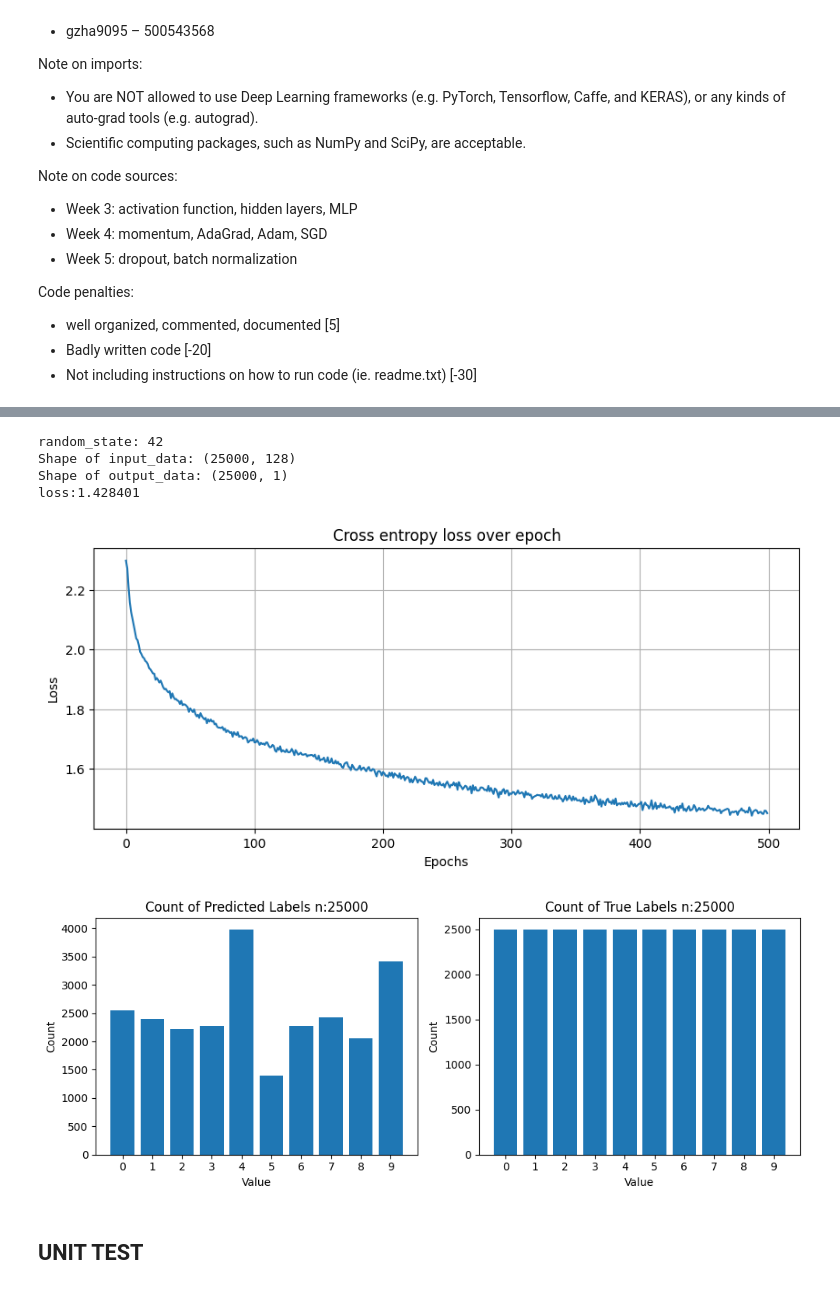
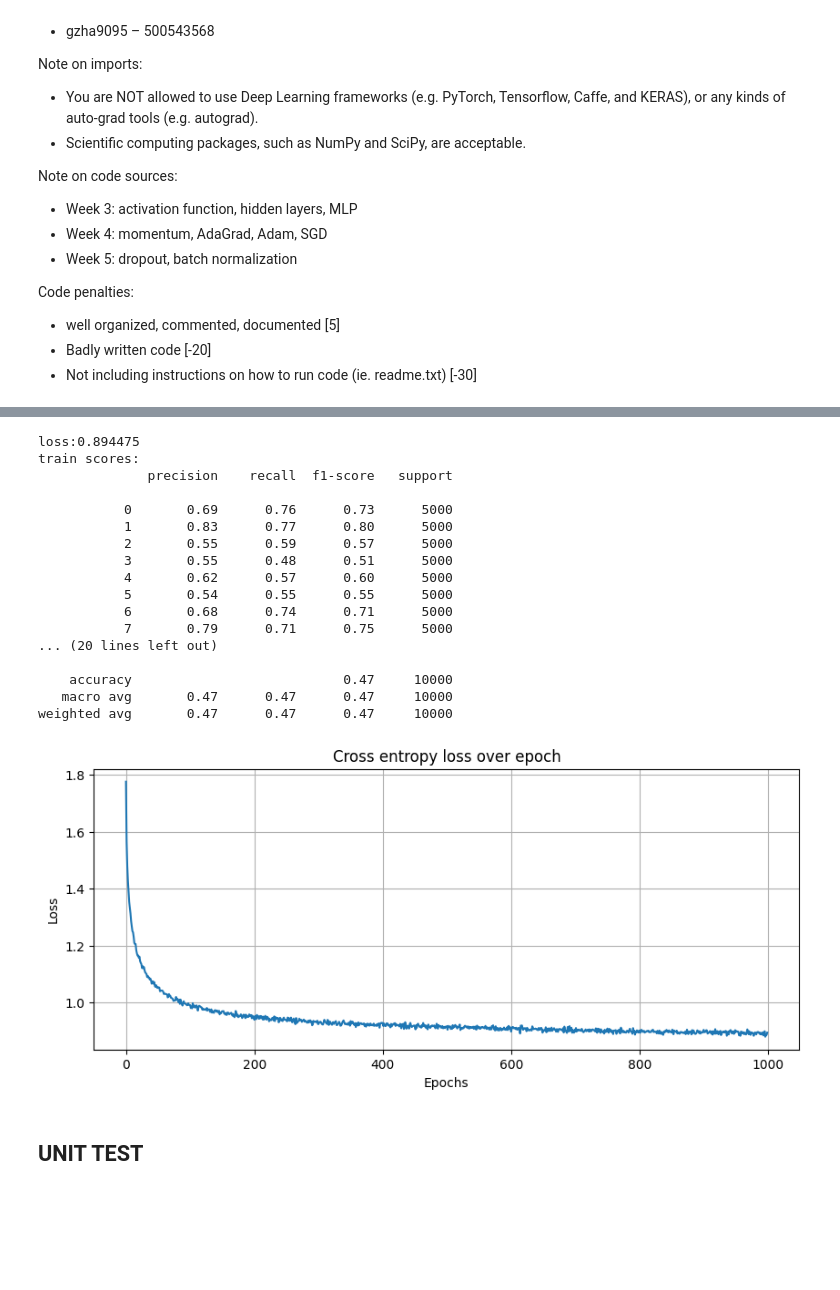
Before and after one commit to vyun8699/COMP4329-Deep-Learning-Assignment-1, a Jupyter notebook: assgmt_1_DL_vincent_relu_softmax_CE.ipynb, the cells around one changed output, grey strips where cells are left out. Drawn from its saved outputs; the diff is of its cells as text; code cells hidden in the pictures; blank space fills up the shorter version.

```diff
--- a/assgmt_1_DL_vincent_relu_softmax_CE.ipynb
+++ b/assgmt_1_DL_vincent_relu_softmax_CE.ipynb
@@ -333,64 +397,40 @@ class MLP:
 # %%
 # SINGLE PASS THROUGH EXAMPLE
-## I use a single pass through to check speeds as well
-
-# pick data proportion and random state
-data_proportion = .5
-random_state = 42
-input_data, output_data = create_smaller_dataset(adj_train_data, train_label, data_proportion, random_state = random_state)
 
 # fit model
 nn = MLP([128,64,64,10], [None,'relu','relu','softmax'])
 lr = 0.001
-epoch_count = 500
+epoch_count = 1000
 
 # calculate cross entropy
 cross_entropy = nn.fit(input_data, output_data, learning_rate = lr, epochs = epoch_count)
 print('loss:%f'%cross_entropy[-1])
 
 # predict output
 output = nn.predict(input_data)
+
+#show results
+plot_results(input_data, output_data, cross_entropy)
+print_scores(adj_train_data, adj_test_data, train_label, test_label)
 # %% [output]
-random_state: 42
-Shape of input_data: (25000, 128)
-Shape of output_data: (25000, 1)
-loss:1.428401
+loss:0.894475
+train scores:
+              precision    recall  f1-score   support
+
+           0       0.69      0.76      0.73      5000
+           1       0.83      0.77      0.80      5000
+           2       0.55      0.59      0.57      5000
+           3       0.55      0.48      0.51      5000
+           4       0.62      0.57      0.60      5000
+           5       0.54      0.55      0.55      5000
+           6       0.68      0.74      0.71      5000
+           7       0.79      0.71      0.75      5000
+... (20 lines left out)
+
+    accuracy                           0.47     10000
+   macro avg       0.47      0.47      0.47     10000
+weighted avg       0.47      0.47      0.47     10000
+[figure, added]
-# %%
-#PLOTS
-#plot loss
-plt.figure(figsize=(10,4))
-plt.title('Cross entropy loss over epoch')
-plt.xlabel('Epochs')
-plt.ylabel('Loss')
-plt.plot(cross_entropy)
-plt.grid()
-
-# plot prediction
-output_unique_values, output_counts = np.unique(output, return_counts=True)
-true_label_unique_values, true_label_counts = np.unique(output_data, return_counts=True)
-
-# Set up the matplotlib figure and axes, one for each bar chart
-fig, axs = plt.subplots(1, 2, figsize=(10, 4))  # 1 row, 2 columns
-
-# Plot for 'output'
-axs[0].bar(output_unique_values, output_counts)
-axs[0].set_xticks(output_unique_values)
-axs[0].set_xlabel('Value')
-axs[0].set_ylabel('Count')
-axs[0].set_title(f'Count of Predicted Labels n:{len(output)}')
-
-# Plot for 'true_label'
-axs[1].bar(true_label_unique_values, true_label_counts)
-axs[1].set_xticks(true_label_unique_values)
-axs[1].set_xlabel('Value')
-axs[1].set_ylabel('Count')
-axs[1].set_title(f'Count of True Labels n:{len(output_data)}')
-
-plt.tight_layout()  # Adjust the layout to fit both subplots
-plt.show()
-# %% [output]
-[figure, removed]
-[figure, removed]
 # %% [markdown]
 ## UNIT TEST
 # %%
```
Also changed, not shown: parts of 11 cells of this notebook.
